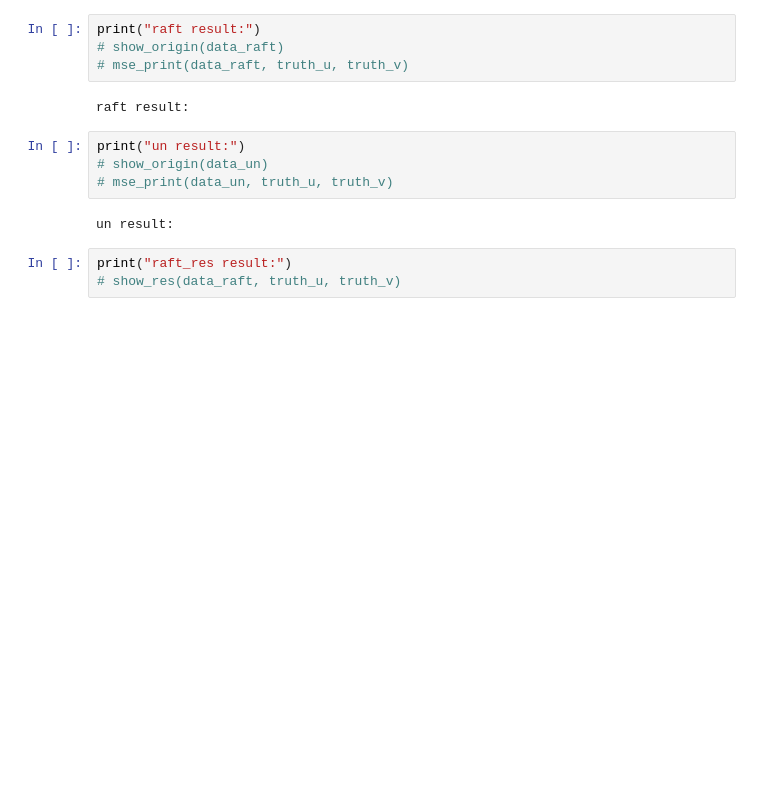
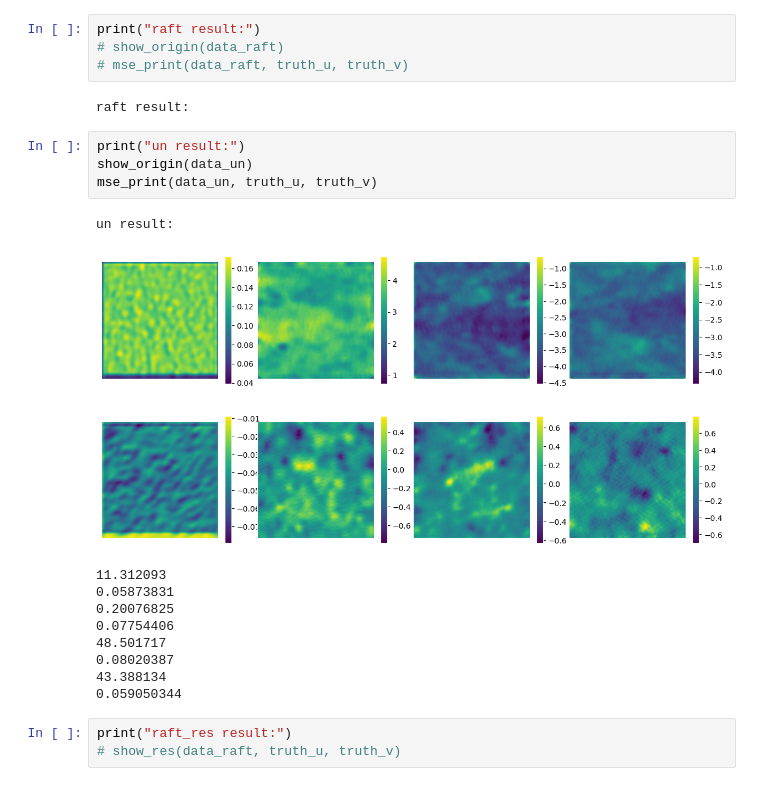
Before and after one commit to HardingPan/UR, a Jupyter notebook: fig1.ipynb, the cells around one changed output. Drawn from its saved outputs; the diff is of its cells as text; blank space fills up the shorter version.

```diff
--- a/fig1.ipynb
+++ b/fig1.ipynb
@@ -147,10 +147,20 @@ print("raft result:")
 raft result:
 # %%
 print("un result:")
-# show_origin(data_un)
-# mse_print(data_un, truth_u, truth_v)
+show_origin(data_un)
+mse_print(data_un, truth_u, truth_v)
 # %% [output]
 un result:
+[figure, added]
+[figure, added]
+11.312093
+0.05873831
+0.20076825
+0.07754406
+48.501717
+0.08020387
+43.388134
+0.059050344
 # %%
 print("raft_res result:")
 # show_res(data_raft, truth_u, truth_v)
```
Also changed, not shown: parts of 3 cells of this notebook, 13 other files.
